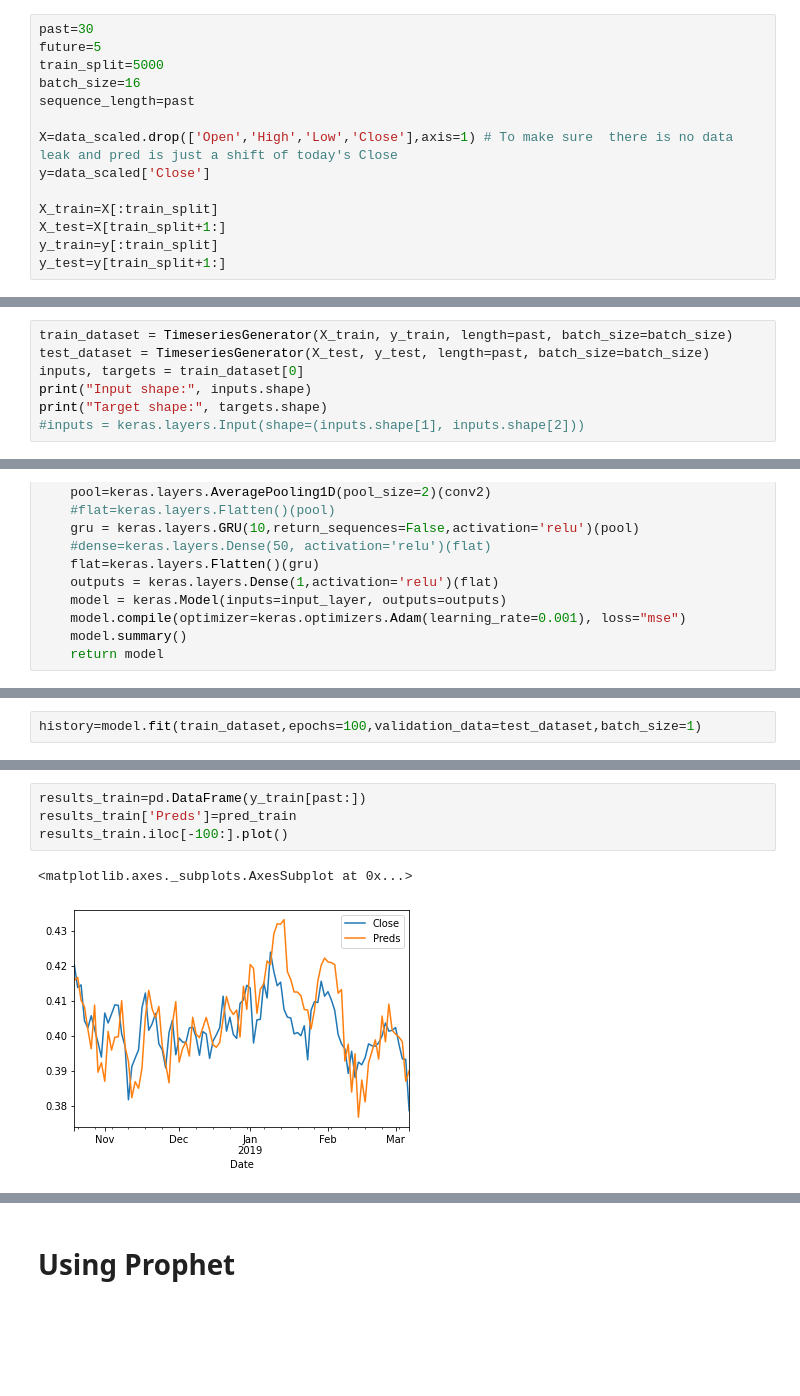
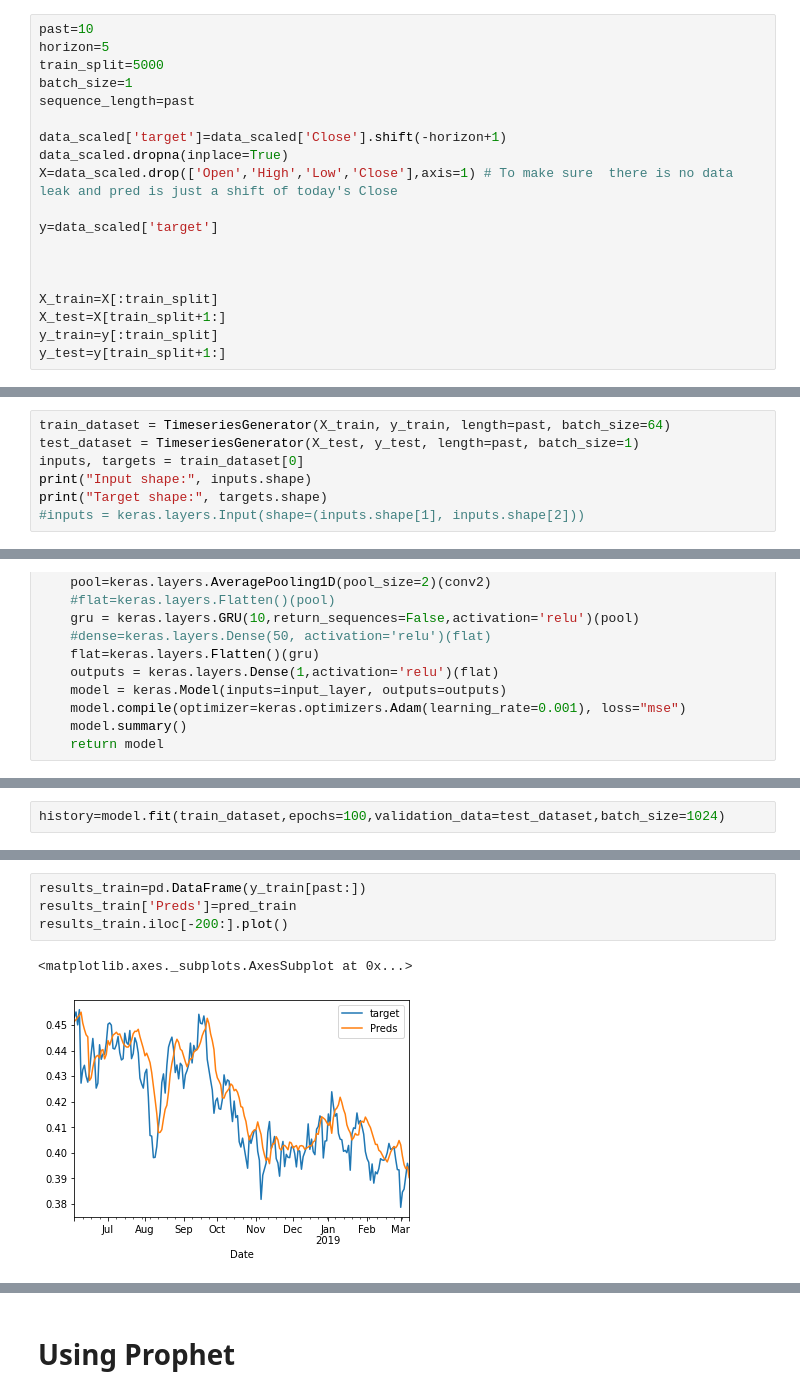
Before and after one commit to Smartsie/Invest, a Jupyter notebook: Invest_with_Currency.ipynb, the cells around one changed output, grey strips where cells are left out. Drawn from its saved outputs; the diff is of its cells as text; blank space fills up the shorter version.

Commit message:
TimeSeriesGenerator corrected

```diff
--- a/Invest_with_Currency.ipynb
+++ b/Invest_with_Currency.ipynb
@@ -448,14 +448,19 @@ Index(['Open', 'High', 'Low', 'Close', 'USDJPY', 'EURJPY', 'daily perc',
        'candle'],
       dtype='object')
 # %%
-past=30
-future=5
+past=10
+horizon=5
 train_split=5000
-batch_size=16
+batch_size=1
 sequence_length=past
 
+data_scaled['target']=data_scaled['Close'].shift(-horizon+1)
+data_scaled.dropna(inplace=True)
 X=data_scaled.drop(['Open','High','Low','Close'],axis=1) # To make sure  there is no data leak and pred is just a shift of today's Close
-y=data_scaled['Close']
+
+y=data_scaled['target']
+
+
 
 X_train=X[:train_split]
 X_test=X[train_split+1:]
@@ -470,6 +495,6 @@ sns.heatmap(X.corr())
 # %%
-train_dataset = TimeseriesGenerator(X_train, y_train, length=past, batch_size=batch_size)
-test_dataset = TimeseriesGenerator(X_test, y_test, length=past, batch_size=batch_size)
+train_dataset = TimeseriesGenerator(X_train, y_train, length=past, batch_size=64)
+test_dataset = TimeseriesGenerator(X_test, y_test, length=past, batch_size=1)
 inputs, targets = train_dataset[0]
 print("Input shape:", inputs.shape)
 print("Target shape:", targets.shape)
@@ -580,6 +589,6 @@ Trainable params: 10,305
 Non-trainable params: 0
 _________________________________________________________________
 # %%
-history=model.fit(train_dataset,epochs=100,validation_data=test_dataset,batch_size=1)
+history=model.fit(train_dataset,epochs=100,validation_data=test_dataset,batch_size=1024)
 # %% [output]
 Epoch 1/100
@@ -615,10 +624,10 @@ plt.show()
 # %%
 results_train=pd.DataFrame(y_train[past:])
 results_train['Preds']=pred_train
-results_train.iloc[-100:].plot()
+results_train.iloc[-200:].plot()
 # %% [output]
 <matplotlib.axes._subplots.AxesSubplot at 0x...>
-[figure, old version]
+[figure, new version]
 # %%
 results_test=pd.DataFrame(y_test[past:])
 results_test['Preds']=pred_test
```
Also changed, not shown: parts of 13 cells of this notebook.
